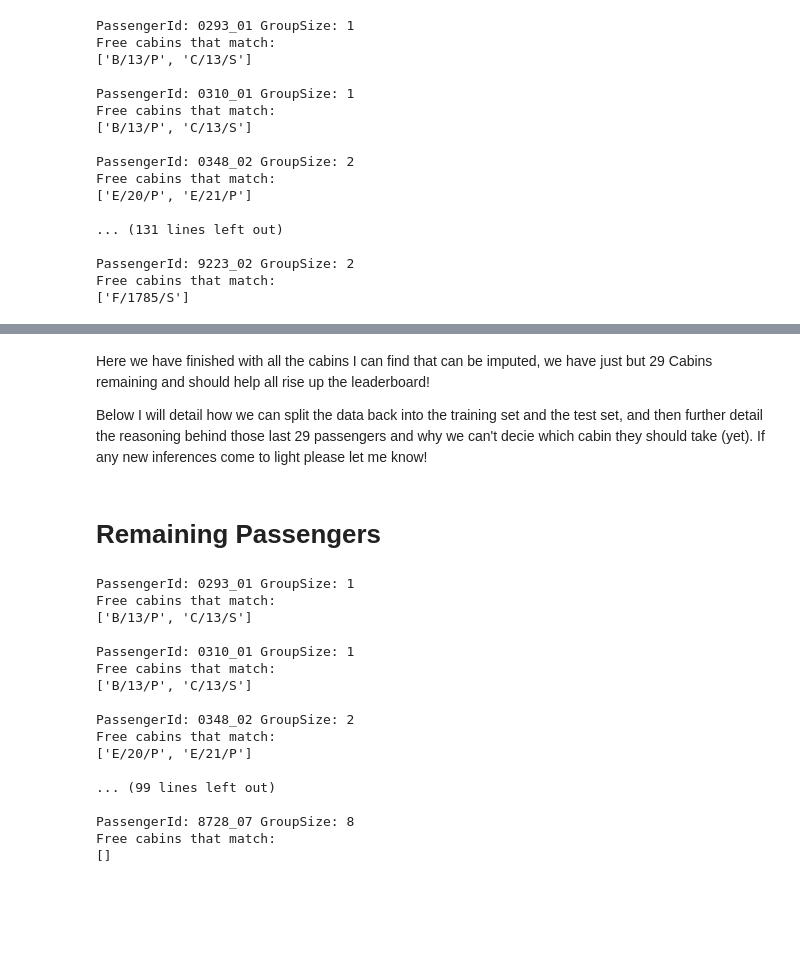
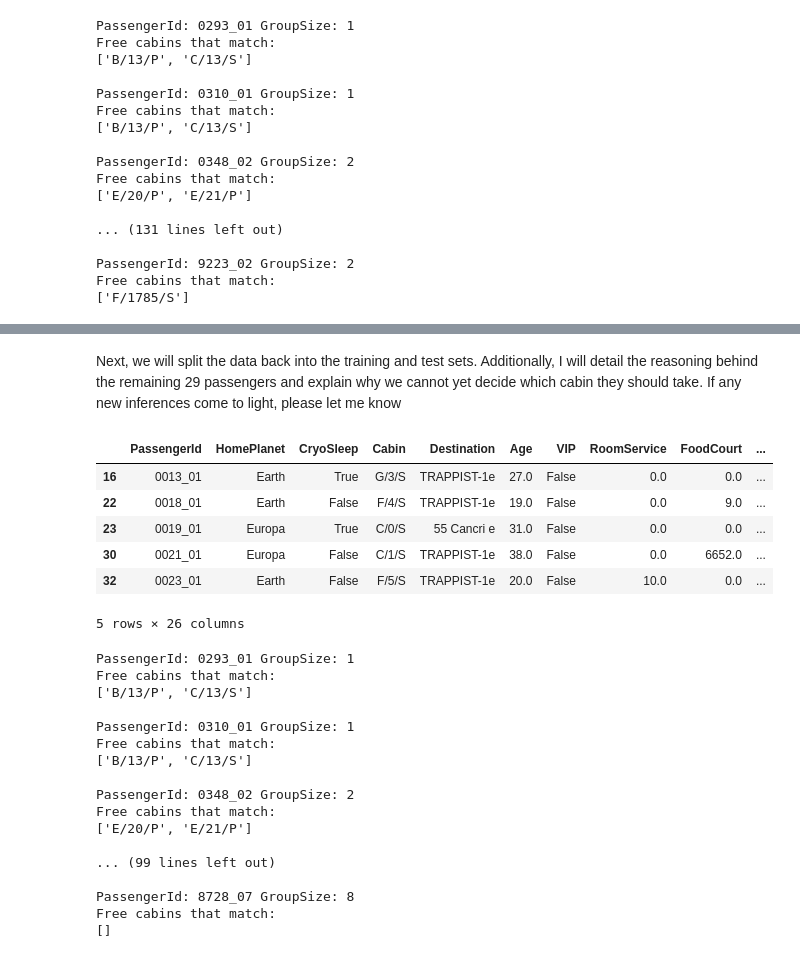
Before and after one commit to jacobsultan/cabin-for-spacetitanic-kaggle, a Jupyter notebook: final.ipynb, the cells around one changed output, grey strips where cells are left out. Saved outputs shown, nothing was run; the diff lists cells and outputs as text; code cells hidden in the pictures; blank space fills up the shorter version.

Commit message:
All comments completed and need to be checked and refined

```diff
--- a/final.ipynb
+++ b/final.ipynb
@@ -290,4 +287,0 @@ This is a helpful function so that when we fill a cabin it'll fill the correspon
-# %%
-def impute_from_cabin_and_index(dataframe,cabin,index):
-    dataframe.loc[index,['Cabin','CabinDeck','CabinNumber','CabinSide']] = [cabin,cabin.split("/")[0],int(cabin.split("/")[1]),cabin.split("/")[2]]
-    return dataframe
@@ -331,14 +361,14 @@ The reasons we can't fill a cabin if the passenger has only one option of cabins
 # %%
+# Define a function to impute cabins for passengers in solo groups with only one cabin option
 def solo_group_one_cabin_option(dataframe):
-
+    # Get potential cabin options for passengers missing a cabin
     all_passenger_cabin_options = passengers_empty_cabin_options(dataframe)
 
-    # Iterates through all the passengers that haven't got a Cabin yet and are alone in their group (ie can't share)
-    for passenger_index in list(df[(df.Cabin.isna()) & (df.GroupSize == 1)].index):
-
+    # Iterate through passengers who don't have a cabin yet and are alone in their group
+    for passenger_index in list(dataframe[(dataframe.Cabin.isna()) & (dataframe.GroupSize == 1)].index):
         # If they have only one free cabin that they could fill
         if len(all_passenger_cabin_options[passenger_index]) == 1:
             matching_cabin = all_passenger_cabin_options[passenger_index][0]
-            dataframe = impute_from_cabin_and_index(dataframe,matching_cabin,passenger_index)
+            dataframe = impute_from_cabin_and_index(dataframe, matching_cabin, passenger_index)
 
     return dataframe
@@ -458,5 +552,14 @@ Free cabins that match:
 # %%
-cabin_list = [(1429,'E/58/P'),(4233,'B/98/P'),(4254,'B/99/P'),(6493,'E/300/S'),(6514,'E/301/S'),(8413,'A/57/P'), (12892,'F/1785/S'),(12893,'F/1785/S')]
+# List of manually determined cabin assignments
+cabin_list = [
+    (1429, 'E/58/P'), (4233, 'B/98/P'), (4254, 'B/99/P'),
+    (6493, 'E/300/S'), (6514, 'E/301/S'), (8413, 'A/57/P'),
+    (12892, 'F/1785/S'), (12893, 'F/1785/S')
+]
 
-for index,cabin in cabin_list:
-    impute_from_cabin_and_index(df,cabin,index)
+# Apply the manual imputation
+for index, cabin in cabin_list:
+    df = impute_from_cabin_and_index(df, cabin, index)
+
+# Check the number of missing values in the Cabin column after manual imputation
+df.Cabin.isna().sum()
@@ -469,4 +584,4 @@ df.Cabin.isna().sum()
 # %% [markdown]
-Here we have finished with all the cabins I can find that can be imputed, we have just but 29 Cabins remaining and should help all rise up the leaderboard!
 
-Below I will detail how we can split the data back into the training set and the test set, and then further detail the reasoning behind those last 29 passengers and why we can't decie which cabin they should take (yet). If any new inferences come to light please let me know!
+
+Next, we will split the data back into the training and test sets. Additionally, I will detail the reasoning behind the remaining 29 passengers and explain why we cannot yet decide which cabin they should take. If any new inferences come to light, please let me know
@@ -476,5 +588,22 @@ testdata = df[df.Set == 'Test']
-# %% [markdown]
-# Remaining Passengers
+# %%
+# Split the data back into training and test sets
+traindata = df[df.Set == 'Train']
+testdata = df[df.Set == 'Test']
+
+# Check the number of missing values in the Cabin column after manual imputation
+df.Cabin.isna().sum()
+
+# Display the first few rows of the training and test data
+traindata.head()
+testdata.head()
+# %% [output]
+|  | PassengerId | HomePlanet | CryoSleep | Cabin | Destination | Age | VIP | RoomService | FoodCourt | ... |
+| 16 | 0013_01 | Earth | True | G/3/S | TRAPPIST-1e | 27.0 | False | 0.0 | 0.0 | ... |
+| 22 | 0018_01 | Earth | False | F/4/S | TRAPPIST-1e | 19.0 | False | 0.0 | 9.0 | ... |
+| 23 | 0019_01 | Europa | True | C/0/S | 55 Cancri e | 31.0 | False | 0.0 | 0.0 | ... |
+| 30 | 0021_01 | Europa | False | C/1/S | TRAPPIST-1e | 38.0 | False | 0.0 | 6652.0 | ... |
+| 32 | 0023_01 | Earth | False | F/5/S | TRAPPIST-1e | 20.0 | False | 10.0 | 0.0 | ... |
+5 rows × 26 columns
 # %%
 all_cabin_options_for_each_row(df)
 # %% [output]
```
Also changed, not shown: parts of 46 cells of this notebook.
